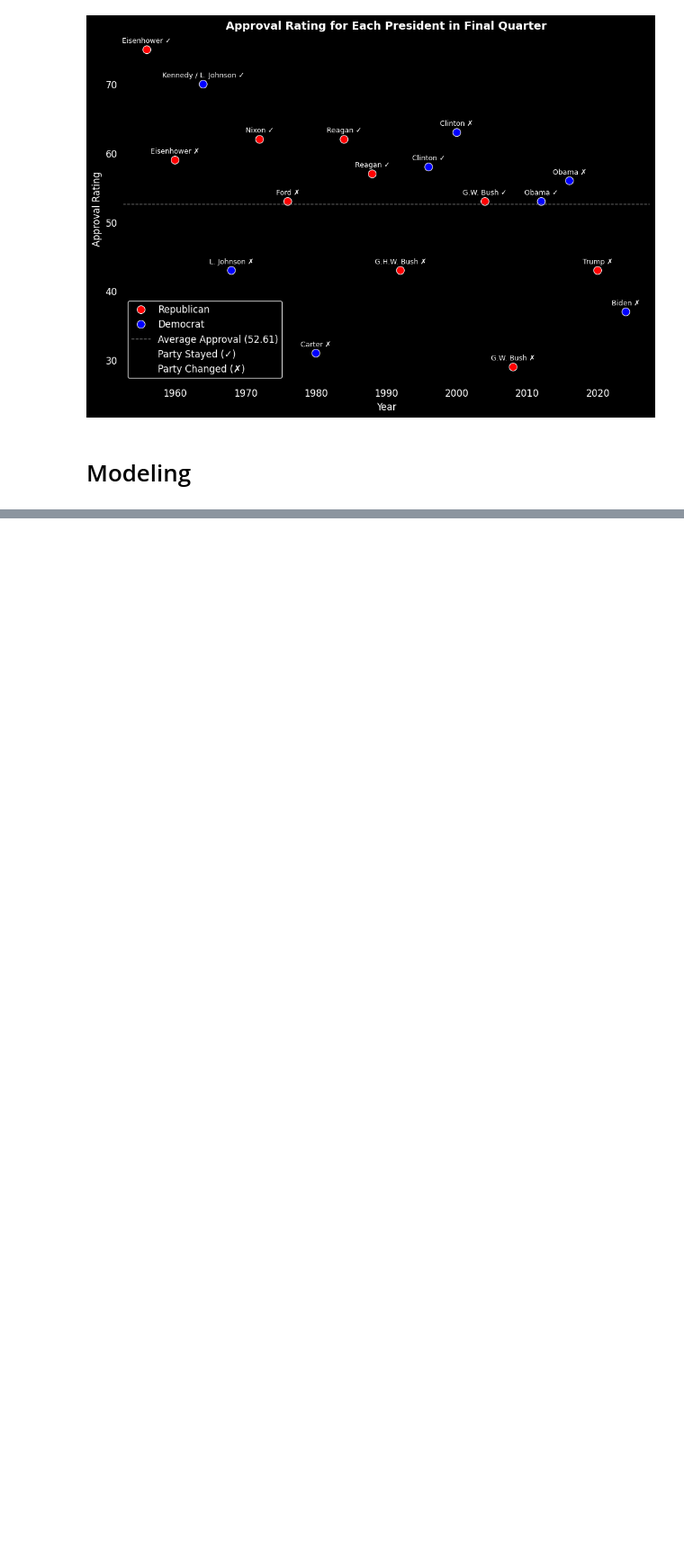
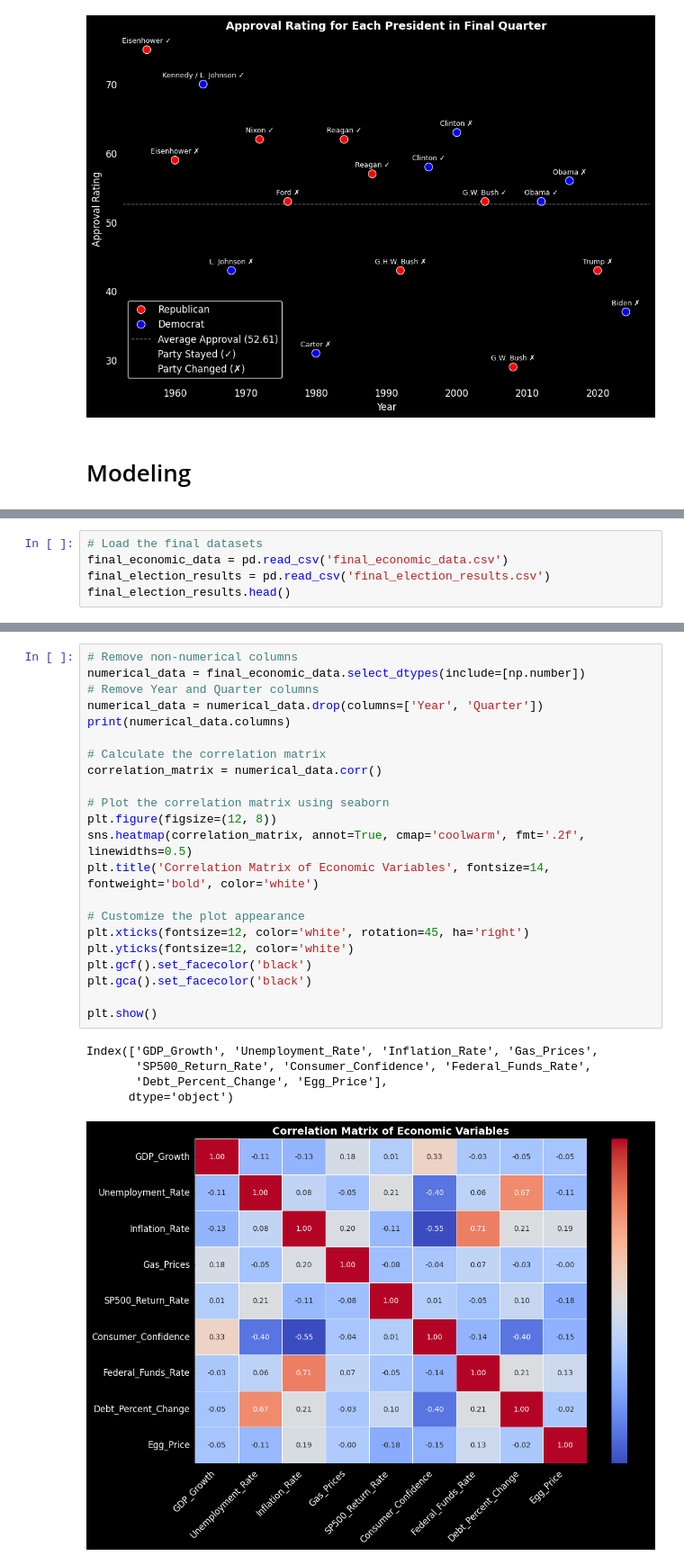
Before and after one commit to ernbilen/Data400_Spring25, a Jupyter notebook: SidLamsal-MiniProject/MiniProjectCode/MiniProjectNotebook.ipynb, the cells around one changed output, grey strips where cells are left out. Shown at 90% size. Cells and saved outputs as stored; diff of their text form; blank space fills up the shorter version.

```diff
--- a/SidLamsal-MiniProject/MiniProjectCode/MiniProjectNotebook.ipynb
+++ b/SidLamsal-MiniProject/MiniProjectCode/MiniProjectNotebook.ipynb
@@ -848,0 +854,5 @@ plt.show()
+# %%
+# Load the final datasets
+final_economic_data = pd.read_csv('final_economic_data.csv')
+final_election_results = pd.read_csv('final_election_results.csv')
+final_election_results.head()
@@ -848,0 +914,28 @@ plt.show()
+# %%
+# Remove non-numerical columns
+numerical_data = final_economic_data.select_dtypes(include=[np.number])
+# Remove Year and Quarter columns
+numerical_data = numerical_data.drop(columns=['Year', 'Quarter'])
+print(numerical_data.columns)
+
+# Calculate the correlation matrix
+correlation_matrix = numerical_data.corr()
+
+# Plot the correlation matrix using seaborn
+plt.figure(figsize=(12, 8))
+sns.heatmap(correlation_matrix, annot=True, cmap='coolwarm', fmt='.2f', linewidths=0.5)
+plt.title('Correlation Matrix of Economic Variables', fontsize=14, fontweight='bold', color='white')
+
+# Customize the plot appearance
+plt.xticks(fontsize=12, color='white', rotation=45, ha='right')
+plt.yticks(fontsize=12, color='white')
+plt.gcf().set_facecolor('black')
+plt.gca().set_facecolor('black')
+
+plt.show()
+# %% [output]
+Index(['GDP_Growth', 'Unemployment_Rate', 'Inflation_Rate', 'Gas_Prices',
+       'SP500_Return_Rate', 'Consumer_Confidence', 'Federal_Funds_Rate',
+       'Debt_Percent_Change', 'Egg_Price'],
+      dtype='object')
+[figure, added]
```
Also changed, not shown: parts of 5 cells of this notebook.
